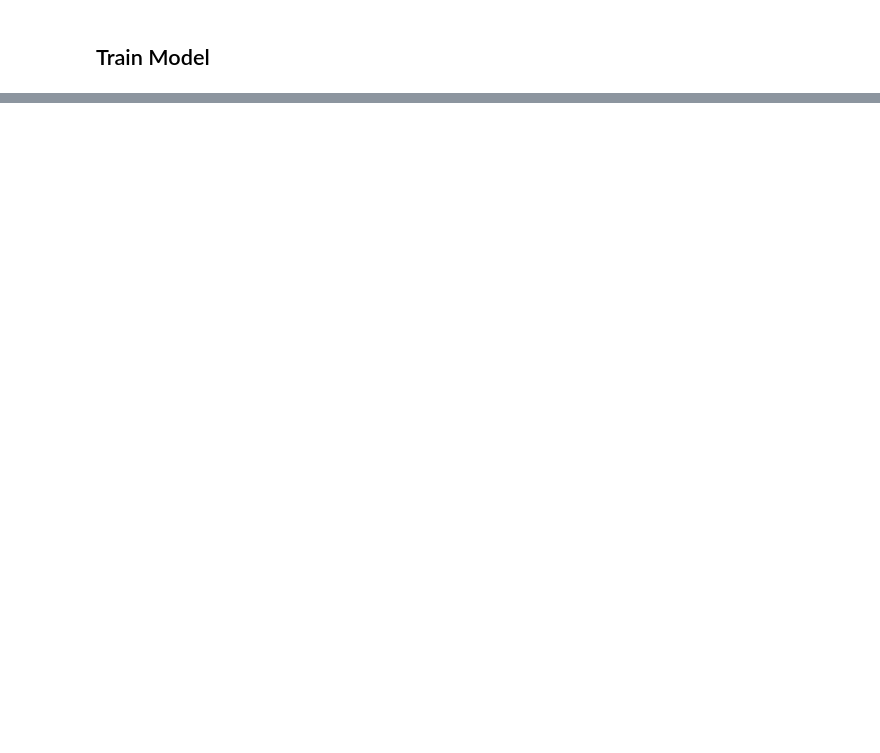
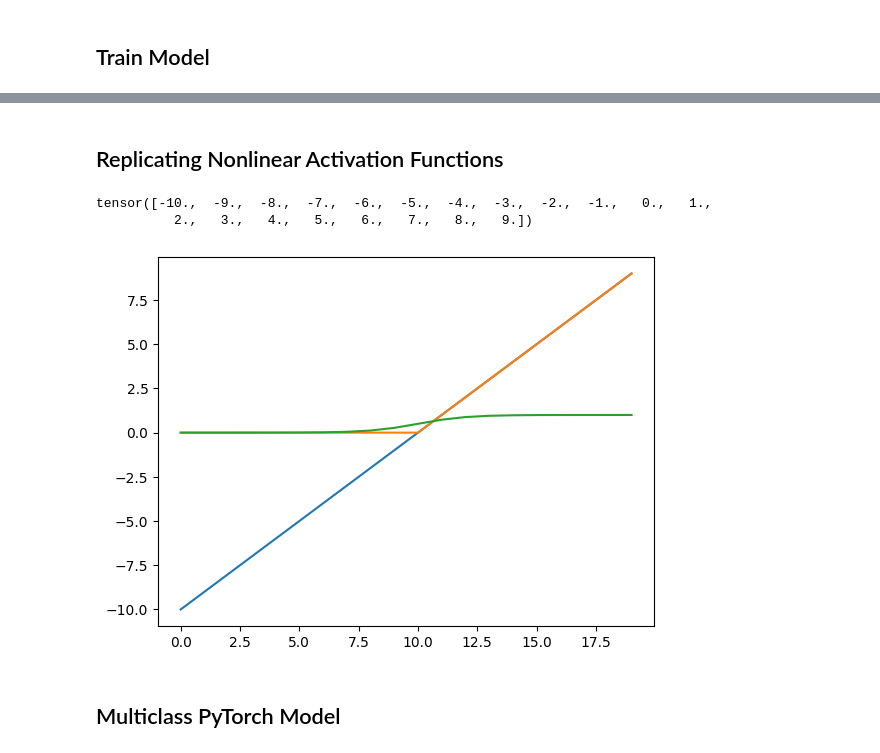
Before and after one commit to harnettd/learn-PyTorch, a Jupyter notebook: 02-Neural-Network-Classification.ipynb, the cells around one changed output, grey strips where cells are left out. Cells and saved outputs as stored; diff of their text form; code cells hidden in the pictures; blank space fills up the shorter version.

```diff
--- a/02-Neural-Network-Classification.ipynb
+++ b/02-Neural-Network-Classification.ipynb
@@ -180,0 +339,23 @@ Epoch: 90 | Loss: 0.69345 | Accuracy: 0.500 | Test Loss: 0.69590 | Test Accuracy
+# %% [markdown]
+## Replicating Nonlinear Activation Functions
+# %%
+A = torch.arange(-10, 10).type(torch.float)
+A
+# %% [output]
+tensor([-10.,  -9.,  -8.,  -7.,  -6.,  -5.,  -4.,  -3.,  -2.,  -1.,   0.,   1.,
+          2.,   3.,   4.,   5.,   6.,   7.,   8.,   9.])
+# %%
+def relu(x):
+    return torch.maximum(torch.zeros_like(x), x)
+# %%
+def sigmoid(x):
+    return 1 / (1 + torch.exp(-x))
+# %%
+plt.plot(A)
+plt.plot(relu(A))
+plt.plot(sigmoid(A))
+plt.show()
+# %% [output]
+[figure, added]
+# %% [markdown]
+## Multiclass PyTorch Model
```
Also changed, not shown: parts of 14 cells of this notebook.
